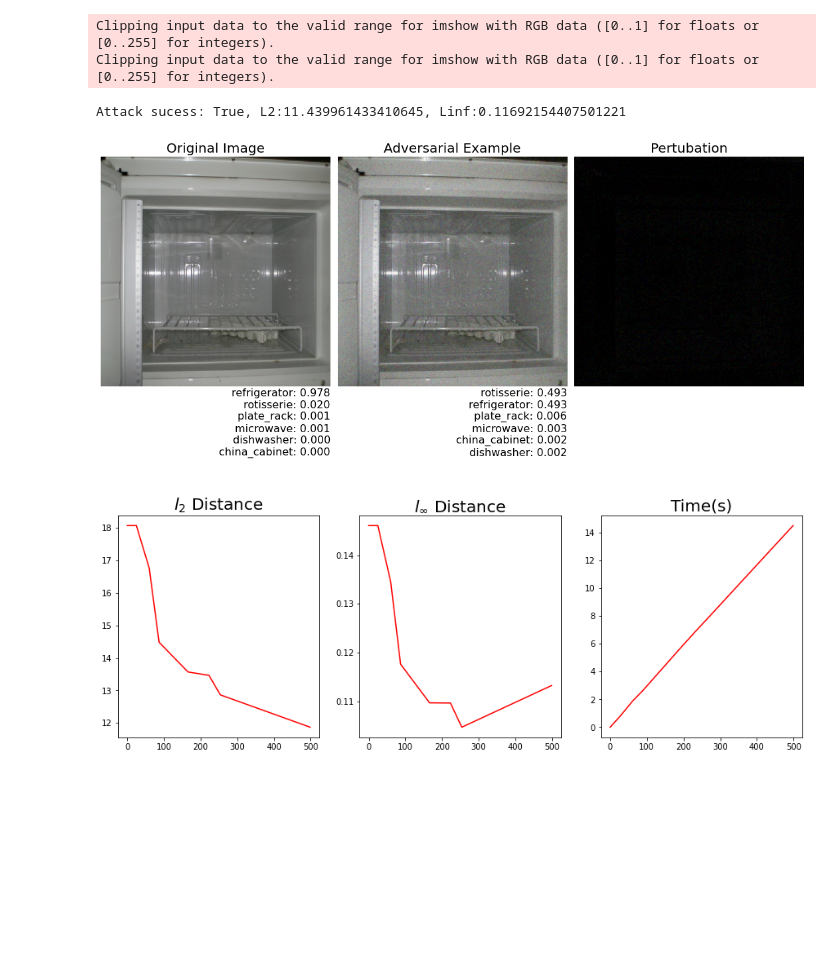
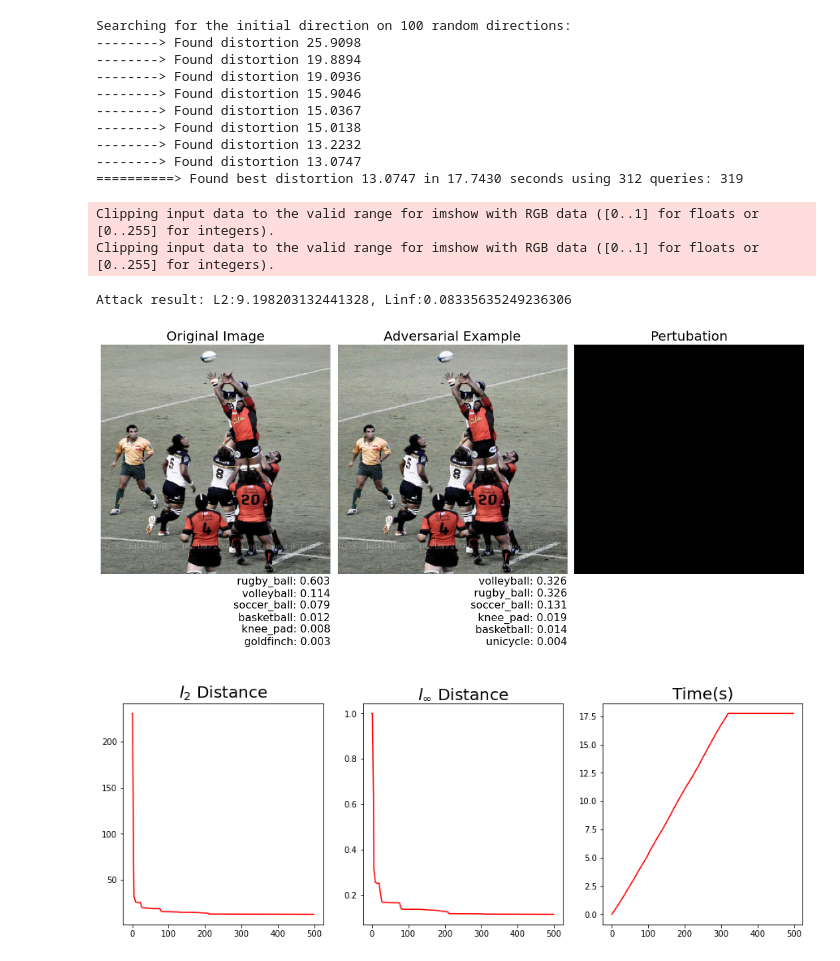
Before and after one commit to zzs1324/QE-DBA, a Jupyter notebook: Demo.ipynb, the cells around one changed output. Drawn from its saved outputs; the diff is of its cells as text; code cells hidden in the pictures; blank space fills up the shorter version.

```diff
--- a/Demo.ipynb
+++ b/Demo.ipynb
@@ -118,14 +69,0 @@ Attack sucess: True, L2:11.250399589538574, Linf:0.0627450942993164
-# %%
-#HJSA attack
-
-constraint = 'linf'#norm: l2; linf
-oriImg_copy = copy.deepcopy(oriImg)
-with tf.device('/GPU:0'):
-        success,adversarial,History,result = hsja(oriImg_copy,constraint=constraint,
-                                                  max_query=queryBudgets,verbose=False)
-if not success:
-    print('Attack sucess: {0}, L2:{1}, Linf:{2}'.format(success,result[0],result[1]))
-else:
-    print('Attack sucess: {0}, L2:{1}, Linf:{2}'.format(success,result[0],result[1]))
-
-DemoVisulization(oriImg_copy.img,adversarial,History,queryBudgets)
@@ -137,19 +70,27 @@ Attack sucess: True, L2:16.794874499350968, Linf:0.04418271780014038
-# %%
-#Query attack
-constraint = 'linf'#norm: l2; linf
-oriImg_copy = copy.deepcopy(oriImg)
-with tf.device('/GPU:0'):
-        success,adversarial,History,result =  attack_untargeted(imgobj=oriImg_copy, alpha = 0.2,
-                                                                beta = 0.001, max_query=queryBudgets)
-if not success:
-    print('Attack sucess: {0}, L2:{1}, Linf:{2}'.format(success,result[0],result[1]))
-else:
-    print('Attack sucess: {0}, L2:{1}, Linf:{2}'.format(success,result[0],result[1]))
-
-DemoVisulization(oriImg_copy.img,adversarial,History,queryBudgets)
-# %% [output]
-Clipping input data to the valid range for imshow with RGB data ([0..1] for floats or [0..255] for integers).
-Clipping input data to the valid range for imshow with RGB data ([0..1] for floats or [0..255] for integers).
-Attack sucess: True, L2:11.439961433410645, Linf:0.11692154407501221
-[figure, removed]
-[figure, removed]
+# %%
+#SignOPT attack
+from SignOPT import OPT_attack_sign_SGD
+oriImg_copy = copy.deepcopy(oriImg)
+attack = OPT_attack_sign_SGD(oriImg_copy)
+with tf.device('/GPU:0'):
+    timehistory,adversarial=attack.attack_untargeted(query_limit=queryBudgets)
+print('Attack result: L2:{0}, Linf:{1}'.format(oriImg_copy.maxl2,oriImg_copy.maxlinf))
+History=[oriImg_copy.historyl2,oriImg_copy.historylinf,timehistory]
+
+DemoVisulization(oriImg_copy.img,adversarial,History,queryBudgets)
+# %% [output]
+Searching for the initial direction on 100 random directions:
+--------> Found distortion 25.9098
+--------> Found distortion 19.8894
+--------> Found distortion 19.0936
+--------> Found distortion 15.9046
+--------> Found distortion 15.0367
+--------> Found distortion 15.0138
+--------> Found distortion 13.2232
+--------> Found distortion 13.0747
+==========> Found best distortion 13.0747 in 17.7430 seconds using 312 queries: 319
+Clipping input data to the valid range for imshow with RGB data ([0..1] for floats or [0..255] for integers).
+Clipping input data to the valid range for imshow with RGB data ([0..1] for floats or [0..255] for integers).
+Attack result: L2:9.198203132441328, Linf:0.08335635249236306
+[figure, added]
+[figure, added]
```
Also changed, not shown: parts of 9 cells of this notebook, 11 other files.
